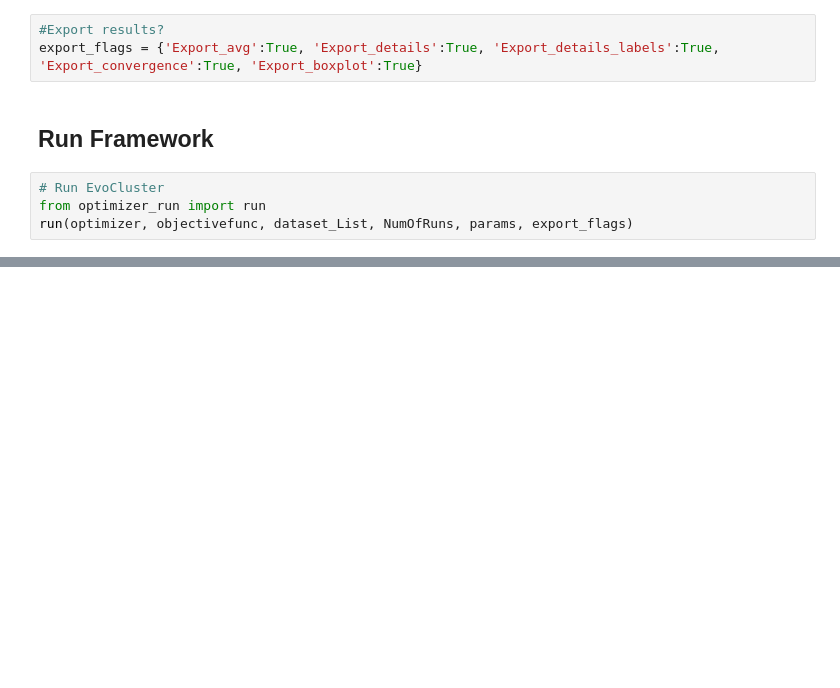
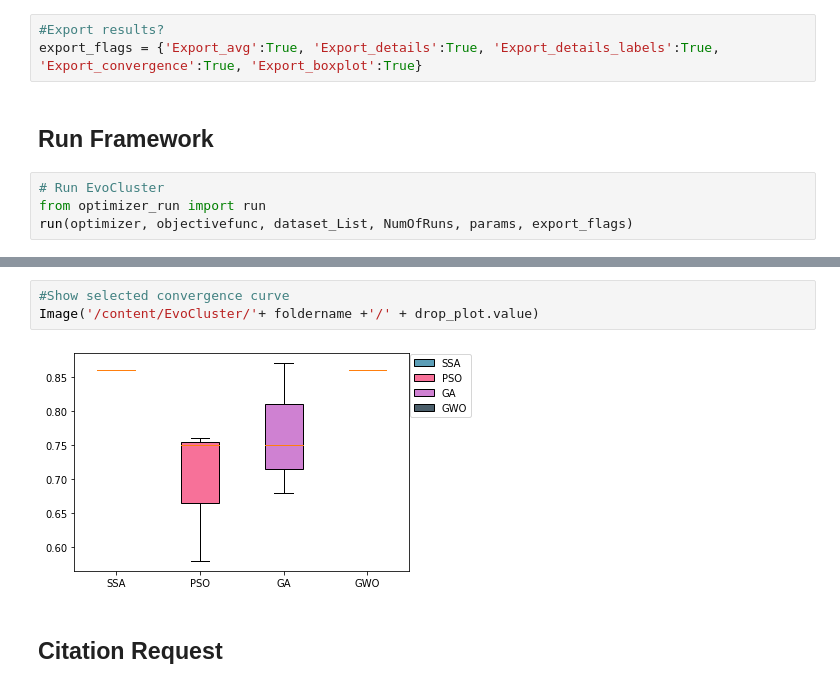
Before and after one commit to Evo-ML/EvoCluster, a Jupyter notebook: evocluster.ipynb, the cells around one changed output, grey strips where cells are left out. Saved outputs shown, nothing was run; the diff lists cells and outputs as text; blank space fills up the shorter version.

```diff
--- a/evocluster.ipynb
+++ b/evocluster.ipynb
@@ -136,0 +154,7 @@ Image('/content/EvoCluster/2020-05-01-08-43-32/boxplot-aggregation-SSE-AMI.png')
+# %%
+#Show selected convergence curve
+Image('/content/EvoCluster/'+ foldername +'/' + drop_plot.value)
+# %% [output]
+[figure, added]
+# %% [markdown]
+<h2>Citation Request</h2>
```
Also changed, not shown: parts of 12 cells of this notebook.
